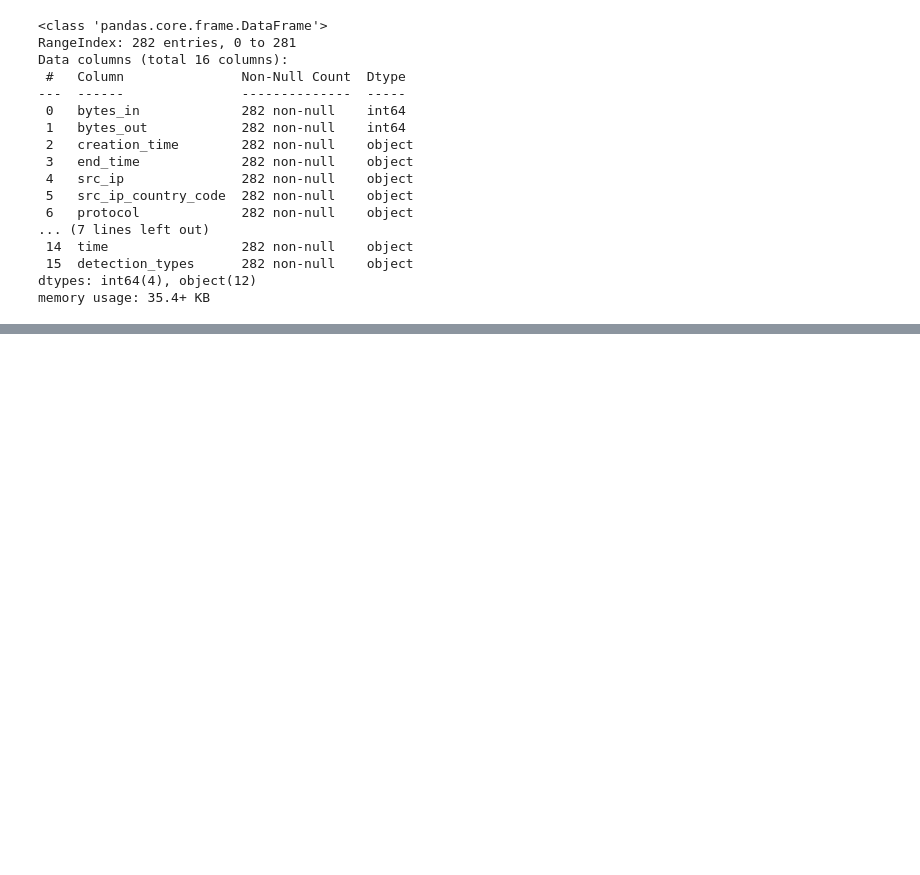
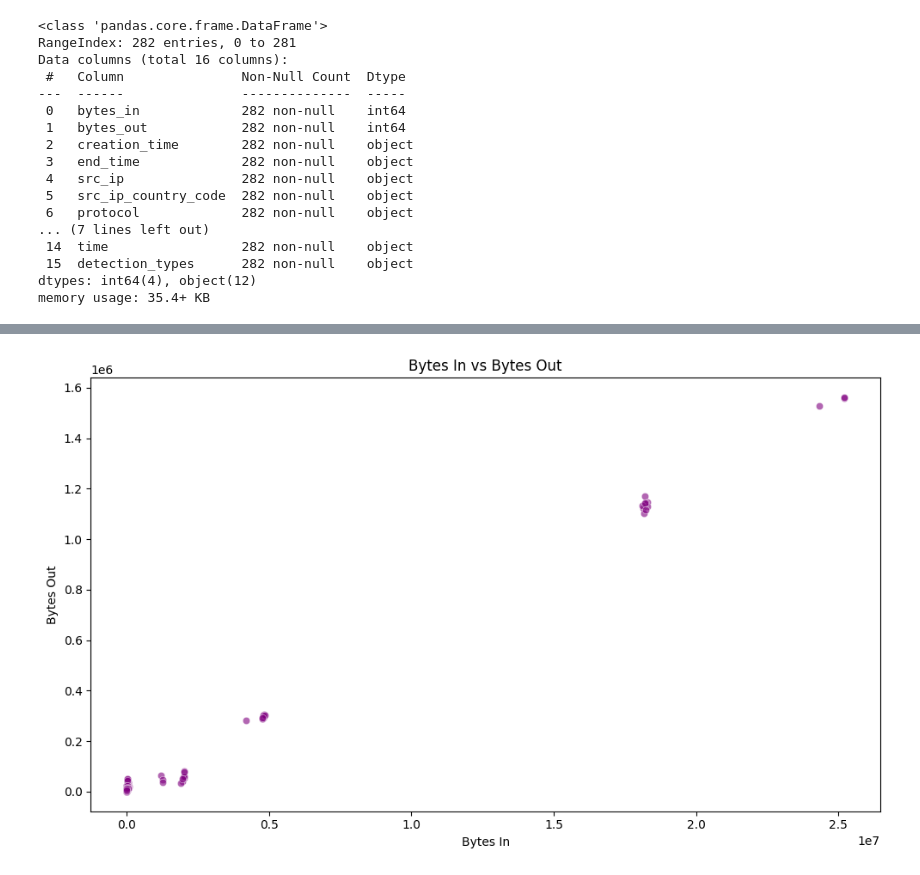
Before and after one commit to DhruvPatel3006/Cybersecurity-Web-Threat-Detection, a Jupyter notebook: notebook/analysis.ipynb, the cells around one changed output, grey strips where cells are left out. Saved outputs shown, nothing was run; the diff lists cells and outputs as text; code cells hidden in the pictures; blank space fills up the shorter version.

```diff
--- a/notebook/analysis.ipynb
+++ b/notebook/analysis.ipynb
@@ -197,6 +62,0 @@ features = df[['bytes_in', 'bytes_out', 'session_duration', 'avg_packet_size']]
-# %%
-from sklearn.ensemble import IsolationForest
-
-model = IsolationForest(contamination=0.05, random_state=42)
-
-df['anomaly'] = model.fit_predict(features)
@@ -593,0 +233,10 @@ print("=" * 65)
+# %%
+plt.figure(figsize=(10, 6))
+sns.scatterplot(x='bytes_in', y='bytes_out', data=df, alpha=0.6, color='purple')
+plt.title('Bytes In vs Bytes Out')
+plt.xlabel('Bytes In')
+plt.ylabel('Bytes Out')
+plt.tight_layout()
+plt.show()
+# %% [output]
+[figure, added]
```
Also changed, not shown: parts of 64 cells of this notebook, 2 other files.
